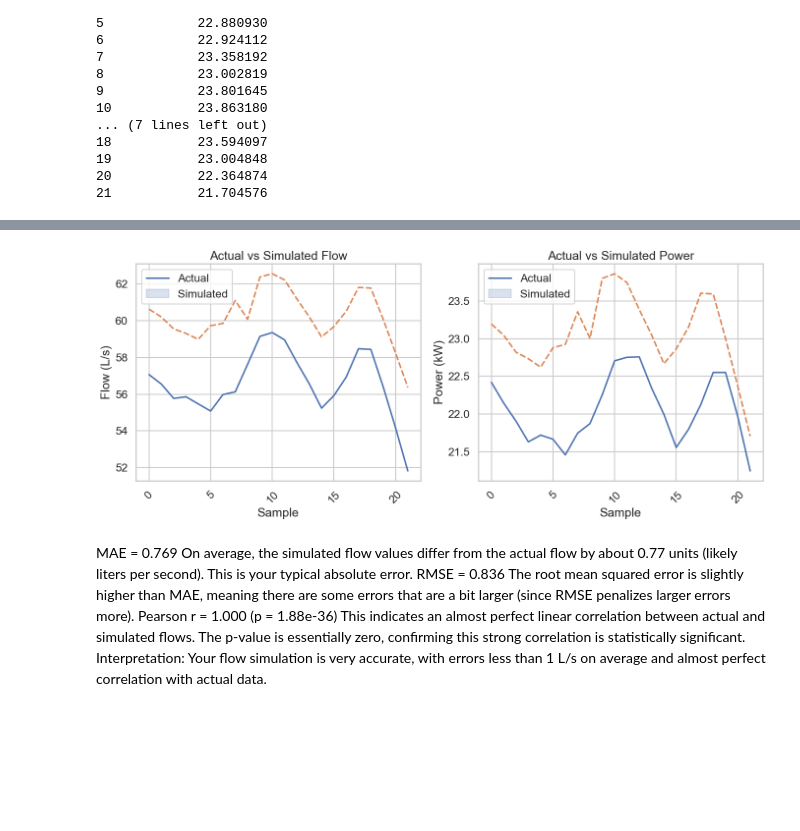
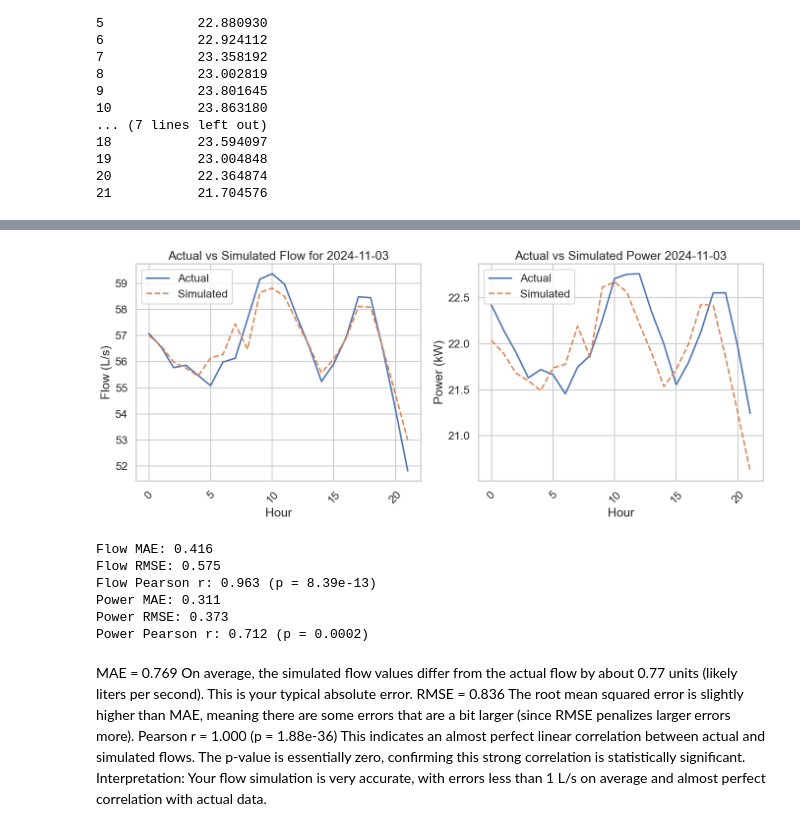
Before and after one commit to frodibrooks/OptimisedHeating, a Jupyter notebook: Epanet_python/plot_validation_RS.ipynb, the cells around one changed output, grey strips where cells are left out. Drawn from its saved outputs; the diff is of its cells as text; code cells hidden in the pictures; blank space fills up the shorter version.

Commit message:
flott plot

```diff
--- a/Epanet_python/plot_validation_RS.ipynb
+++ b/Epanet_python/plot_validation_RS.ipynb
@@ -18,9 +18,11 @@ print(os.listdir())
 # Lets load data
 # %%
 RS_flow = pd.read_csv("rs_actual_flow.csv")
+RS_flow["start_time"] = pd.to_datetime(RS_flow["start_time"])
+day = RS_flow["start_time"].dt.date
 RS_flow = RS_flow.copy()
 RS_flow = RS_flow.drop(columns=["start_time"])
-RS_flow = RS_flow.rename(columns={"value" : "VE_efri_actual_flow"})
+RS_flow = RS_flow.rename(columns={"value" : "RS_actual_flow"})
 
 RS_flow = RS_flow[:22]
 
@@ -129,9 +136,9 @@ RS_df.head()
 | 3 | 55.86 | 21.629350 | 59.310753 | 22.734198 |
 | 4 | 55.47 | 21.719074 | 58.990055 | 22.622261 |
 # %%
-# VE_nedri_df["VE_efri_simulated_flow"] = VE_nedri_df["VE_efri_simulated_flow"] * 0.75
-# VE_nedri_df["VE_nedri_simulated_power"] = VE_nedri_df["VE_nedri_simulated_power"] * (1/8)
+RS_df["RS_simulated_flow"] = RS_df["RS_simulated_flow"] * 0.94
+RS_df["RS_simulated_power"] = RS_df["RS_simulated_power"] * 0.95
 
 
-VE_nedri_df.head()
+RS_df.head()
 # %% [output]
@@ -139,43 +151,44 @@ KeyError: 'VE_efri_simulated_flow'
 # %%
 import matplotlib.pyplot as plt
 import seaborn as sns
 
 # Set seaborn theme for clean plots
 sns.set(style="whitegrid", context="talk")
 
-# Create subplots: 1 row, 2 columns, wider figure
+# Create subplots: 1 row, 2 columns
 fig, axes = plt.subplots(1, 2, figsize=(14, 6))
 
 # Plot 1: Actual vs Simulated Flow
-sns.lineplot(ax=axes[0], data=RS_df[["VE_efri_actual_flow", "RS_simulated_flow"]])
-axes[0].set_title("Actual vs Simulated Flow")
-axes[0].set_xlabel("Sample")
+sns.lineplot(ax=axes[0], x=RS_df.index, y="RS_actual_flow", data=RS_df, label="Actual")
+sns.lineplot(ax=axes[0], x=RS_df.index, y="RS_simulated_flow", data=RS_df, label="Simulated", linestyle='--')
+axes[0].set_title(f"Actual vs Simulated Flow for {day}")
+axes[0].set_xlabel("Hour")
 axes[0].set_ylabel("Flow (L/s)")
-axes[0].legend(["Actual", "Simulated"])
 axes[0].tick_params(axis='x', rotation=45)
 axes[0].grid(True)
 
 # Plot 2: Actual vs Simulated Power
-sns.lineplot(ax=axes[1], data=RS_df[["RS_actual_power", "RS_simulated_power"]])
-axes[1].set_title("Actual vs Simulated Power")
-axes[1].set_xlabel("Sample")
+sns.lineplot(ax=axes[1], x=RS_df.index, y="RS_actual_power", data=RS_df, label="Actual")
+sns.lineplot(ax=axes[1], x=RS_df.index, y="RS_simulated_power", data=RS_df, label="Simulated", linestyle='--')
+axes[1].set_title(f"Actual vs Simulated Power {day}")
+axes[1].set_xlabel("Hour")
 axes[1].set_ylabel("Power (kW)")
-axes[1].legend(["Actual", "Simulated"])
 axes[1].tick_params(axis='x', rotation=45)
 axes[1].grid(True)
 
+# Adjust layout and show
 plt.tight_layout()
 plt.show()
 # %% [output]
-[figure, old version]
+[figure, new version]
 # %%
 from sklearn.metrics import mean_absolute_error, mean_squared_error
 import numpy as np
 from scipy.stats import pearsonr
 
 # For Flow
-actual_flow = VE_nedri_df["VE_efri_actual_flow"]
-sim_flow = VE_nedri_df["VE_efri_simulated_flow"]
+actual_flow = RS_df["RS_actual_flow"]
+sim_flow = RS_df["RS_simulated_flow"]
 
 mae_flow = mean_absolute_error(actual_flow, sim_flow)
 rmse_flow = np.sqrt(mean_squared_error(actual_flow, sim_flow))
@@ -186,8 +199,8 @@ print(f"Flow RMSE: {rmse_flow:.3f}")
 print(f"Flow Pearson r: {r_flow:.3f} (p = {p_flow:.3g})")
 
 # For Power
-actual_power = VE_nedri_df["VE_efri_actual_power"]
-sim_power = VE_nedri_df["VE_efri_simulated_power"]
+actual_power = RS_df["RS_actual_power"]
+sim_power = RS_df["RS_simulated_power"]
 
 mae_power = mean_absolute_error(actual_power, sim_power)
 rmse_power = np.sqrt(mean_squared_error(actual_power, sim_power))
@@ -196,6 +209,13 @@ r_power, p_power = pearsonr(actual_power, sim_power)
 print(f"Power MAE: {mae_power:.3f}")
 print(f"Power RMSE: {rmse_power:.3f}")
 print(f"Power Pearson r: {r_power:.3f} (p = {p_power:.3g})")
+# %% [output]
+Flow MAE: 0.416
+Flow RMSE: 0.575
+Flow Pearson r: 0.963 (p = 8.39e-13)
+Power MAE: 0.311
+Power RMSE: 0.373
+Power Pearson r: 0.712 (p = 0.0002)
 # %% [markdown]
 MAE = 0.769
 On average, the simulated flow values differ from the actual flow by about 0.77 units (likely liters per second). This is your typical absolute error.
```
Also changed, not shown: parts of 4 cells of this notebook, 2 other files.
